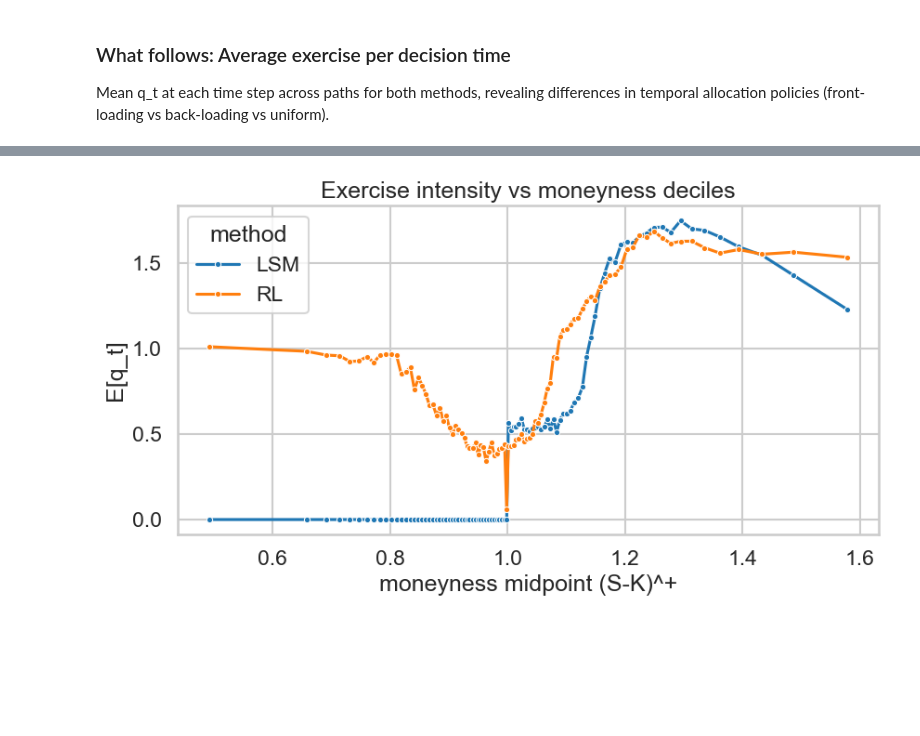
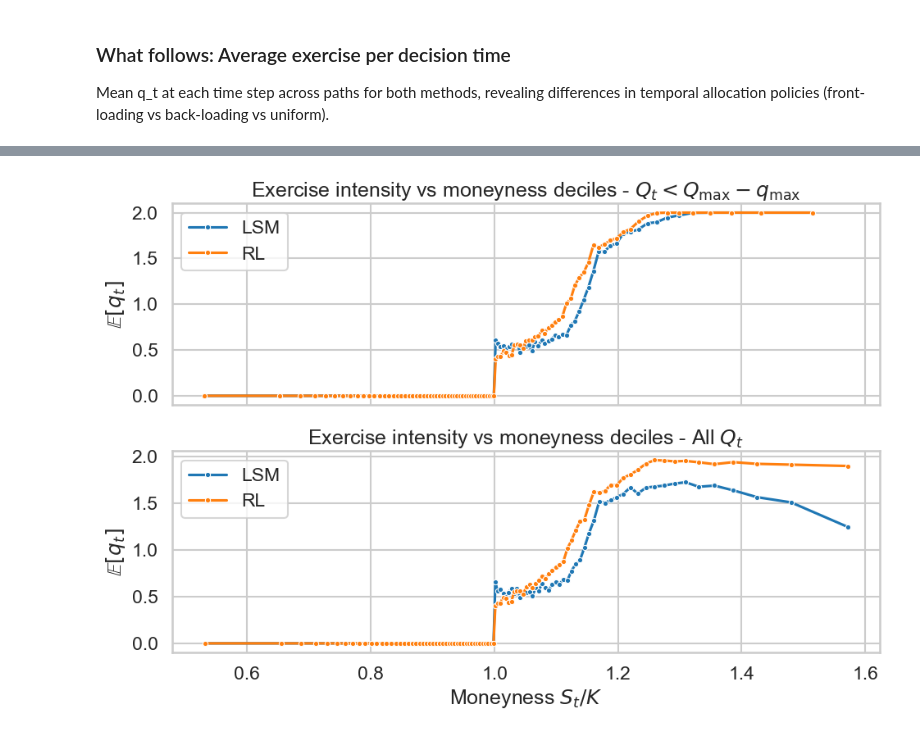
Before and after one commit to ithakis/DRL-Swing-Options, a Jupyter notebook: Jupyter Notebooks/RL vs LSM Analysis.ipynb, the cells around one changed output, grey strips where cells are left out. Cells and saved outputs as stored; diff of their text form; code cells hidden in the pictures; blank space fills up the shorter version.

```diff
--- a/Jupyter Notebooks/RL vs LSM Analysis.ipynb
+++ b/Jupyter Notebooks/RL vs LSM Analysis.ipynb
@@ -4,8 +4,8 @@
 Concise comparison of a reinforcement learning (RL) swing option pricer versus a Longstaff–Schwartz Monte Carlo (LSM) benchmark for the same monthly contract and HHK process used in the runs. Parameters are summarized in `run.sh` (8192 training paths; evaluation batches of 4096; 22 daily exercise rights; strike 1.0; Q_max 20; OU+jump spot dynamics).
 # %%
 # Parameters (edit these paths as needed)
-LSM_path = "/Users/alexanderithakis/Documents/GitHub/D4PG-QR-FRM/logs/SwingOption_11/evaluations/lsm.csv"
-RL_path  = "/Users/alexanderithakis/Documents/GitHub/D4PG-QR-FRM/logs/SwingOption_11/evaluations/rl_episode_8192.csv"
+LSM_path = "/Users/alexanderithakis/Documents/GitHub/D4PG-QR-FRM/logs/SwingOption2_12/evaluations/lsm.csv"
+RL_path  = "/Users/alexanderithakis/Documents/GitHub/D4PG-QR-FRM/logs/SwingOption2_32k_12/evaluations/rl_episode_14336.csv"
 K = 1.0      # strike (from run.sh)
 r = 0.05     # risk-free rate (annualized)
 maturity = 0.0833  # years (~1 month)
@@ -289,29 +164,49 @@ plt.show()
 # %%
 def add_moneyness(df: pd.DataFrame) -> pd.DataFrame:
     df = df.copy()
     df['moneyness'] = df.get('spot', np.nan) / K
     return df
 
-rl_m = add_moneyness(df_rl)
-lsm_m = add_moneyness(df_lsm)
+def moneyness_profile(rl_df, lsm_df, qmax_filter=True):
+    rl_m = add_moneyness(rl_df)
+    lsm_m = add_moneyness(lsm_df)
+    rl_m['q_exercised_norm'] = rl_m['q_exercised_norm'] * Q_MAX
+    if qmax_filter:
+        rl_m = rl_m.query('q_exercised_norm < @Q_MAX - 2')
+        lsm_m = lsm_m.query('q_exercised_so_far < @Q_MAX - 2')
+    combined = pd.concat([rl_m.assign(method='RL'), lsm_m.assign(method='LSM')], ignore_index=True)
+    combined = combined[np.isfinite(combined['moneyness'])]
+    combined['mn_decile'] = pd.qcut(combined['moneyness'], q=100, duplicates='drop')
+    midpoints = combined['mn_decile'].apply(lambda iv: (iv.left + iv.right)/2 if hasattr(iv, 'left') else np.nan)
+    combined['mn_mid'] = midpoints
+    mn_prof = combined.groupby(['method','mn_mid'], as_index=False, observed=True)['q_t'].mean()
+    # Remove last row per method without using groupby-apply (avoids FutureWarning)
+    def drop_last_per_group(df, group_col):
+        idx = df.groupby(group_col).tail(1).index
+        return df.drop(idx)
+    mn_prof = drop_last_per_group(mn_prof, 'method')
+    return mn_prof
 
-combined = pd.concat([rl_m.assign(method='RL'), lsm_m.assign(method='LSM')], ignore_index=True)
-combined = combined[np.isfinite(combined['moneyness'])]
-combined['mn_decile'] = pd.qcut(combined['moneyness'], q=100, duplicates='drop')
+mn_prof1 = moneyness_profile(df_rl, df_lsm, qmax_filter=True)
+mn_prof2 = moneyness_profile(df_rl, df_lsm, qmax_filter=False)
 
-# Map decile intervals to midpoints for ordered plotting
-midpoints = combined['mn_decile'].apply(lambda iv: (iv.left + iv.right)/2 if hasattr(iv, 'left') else np.nan)
-combined['mn_mid'] = midpoints
-mn_prof = combined.groupby(['method','mn_mid'], as_index=False, observed=True)['q_t'].mean()
-mn_prof = mn_prof.groupby('method', group_keys=False).apply(lambda df: df.iloc[:-1])
-plt.figure(figsize=(9,5))
-sns.lineplot(data=mn_prof, x='mn_mid', y='q_t', hue='method', marker='.', hue_order=['LSM','RL'])
-plt.title('Exercise intensity vs moneyness deciles')
-plt.xlabel('moneyness midpoint (S-K)^+')
-plt.ylabel('E[q_t]')
-plt.tight_layout(); plt.show()
+fig, axes = plt.subplots(2, 1, figsize=(10, 7), sharex=True)
+sns.lineplot(data=mn_prof1, x='mn_mid', y='q_t', hue='method', palette={'RL': 'tab:orange', 'LSM': 'tab:blue'}, marker='.', hue_order=['LSM','RL'], ax=axes[0])
+axes[0].set_title(r'Exercise intensity vs moneyness deciles - $Q_t < Q_\mathrm{max} - q_\mathrm{max}$')
+axes[0].set_xlabel("")
+axes[0].set_ylabel(r'$\mathbb{E}[q_t]$')
+axes[0].legend(loc='upper left')
+
+sns.lineplot(data=mn_prof2, x='mn_mid', y='q_t', hue='method', palette={'RL': 'tab:orange', 'LSM': 'tab:blue'}, marker='.', hue_order=['LSM','RL'], ax=axes[1])
+axes[1].set_title(r'Exercise intensity vs moneyness deciles - All $Q_t$')
+axes[1].set_xlabel(r'Moneyness $S_t/K$')
+axes[1].set_ylabel(r'$\mathbb{E}[q_t]$')
+axes[1].legend(loc='upper left')
+
+plt.tight_layout()
+plt.show()
 # %% [output]
-[figure, old version]
+[figure, new version]
 # %% [markdown]
 ### What follows: Exercise intensity vs moneyness
 Average q_t within moneyness deciles per method, highlighting responsiveness to in-the-money states and saturation behavior.
```
Also changed, not shown: parts of 18 cells of this notebook, 4 other files.
